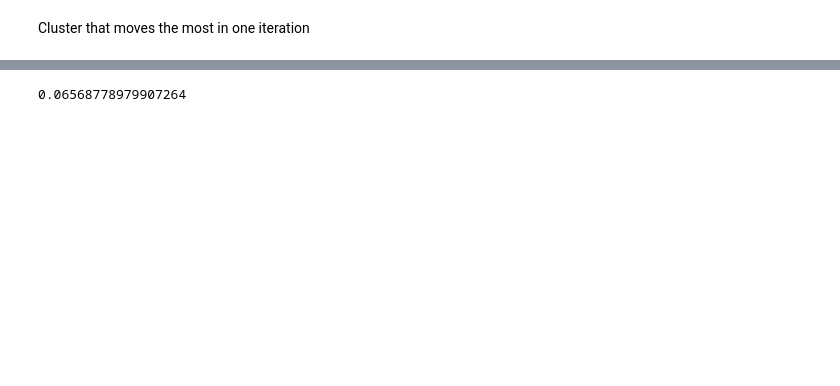
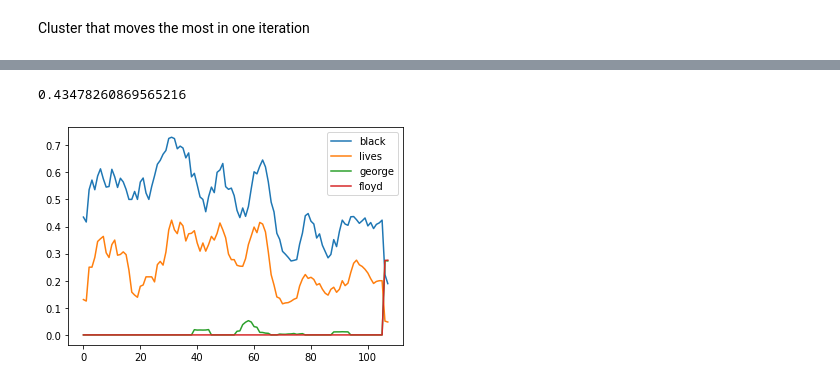
Before and after one commit to Isyohan/WeakSignalsBLM, a Jupyter notebook: BLM_Clustering.ipynb, the cells around one changed output, grey strips where cells are left out. Saved outputs shown, nothing was run; the diff lists cells and outputs as text; code cells hidden in the pictures; blank space fills up the shorter version.

```diff
--- a/BLM_Clustering.ipynb
+++ b/BLM_Clustering.ipynb
@@ -511,4 +497,30 @@ arr_centroids_words[ind_max,cluster_max_distance]
-# %%
-list_freq[ind_max]['matter']
-# %% [output]
-0.06568778979907264
+# %%
+list_freq[0]['black']
+# %% [output]
+0.43478260869565216
+# %%
+black=[]
+lives=[]
+george=[]
+floyd=[]
+for i in range(len(list_freq)):
+    black.append(list_freq[i]['black'])
+    lives.append(list_freq[i]['lives'])
+    try:
+         floyd.append(list_freq[i]['floyd'])
+    except KeyError:
+         floyd.append(0)
+    try:
+         george.append(list_freq[i]['george'])
+    except KeyError:
+         george.append(0)
+
+plt.plot(range(len(list_freq)),black,label='black')
+
+plt.plot(range(len(list_freq)),lives,label='lives')
+plt.plot(range(len(list_freq)),george,label='george')
+plt.plot(range(len(list_freq)),floyd,label='floyd')
+plt.legend(loc="upper right")
+plt.show()
+# %% [output]
+[figure, added]
```
Also changed, not shown: parts of 19 cells of this notebook, 2 other files.
